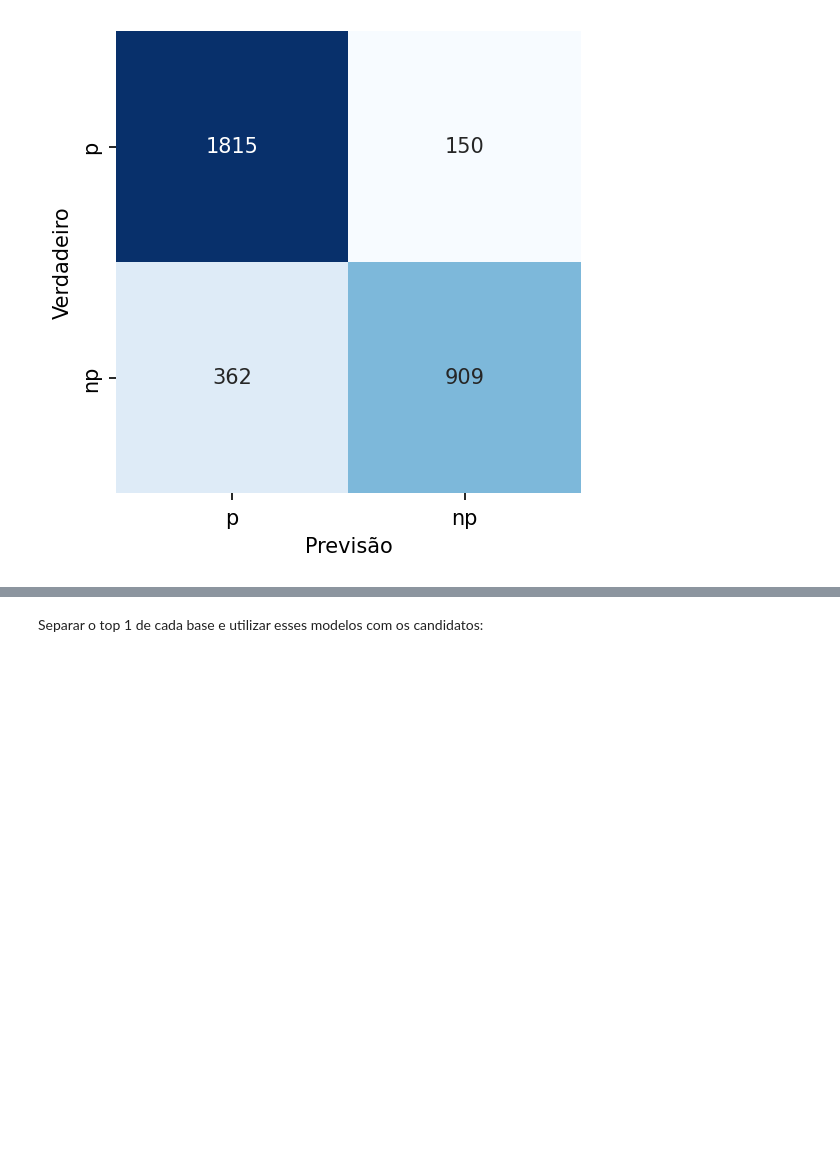
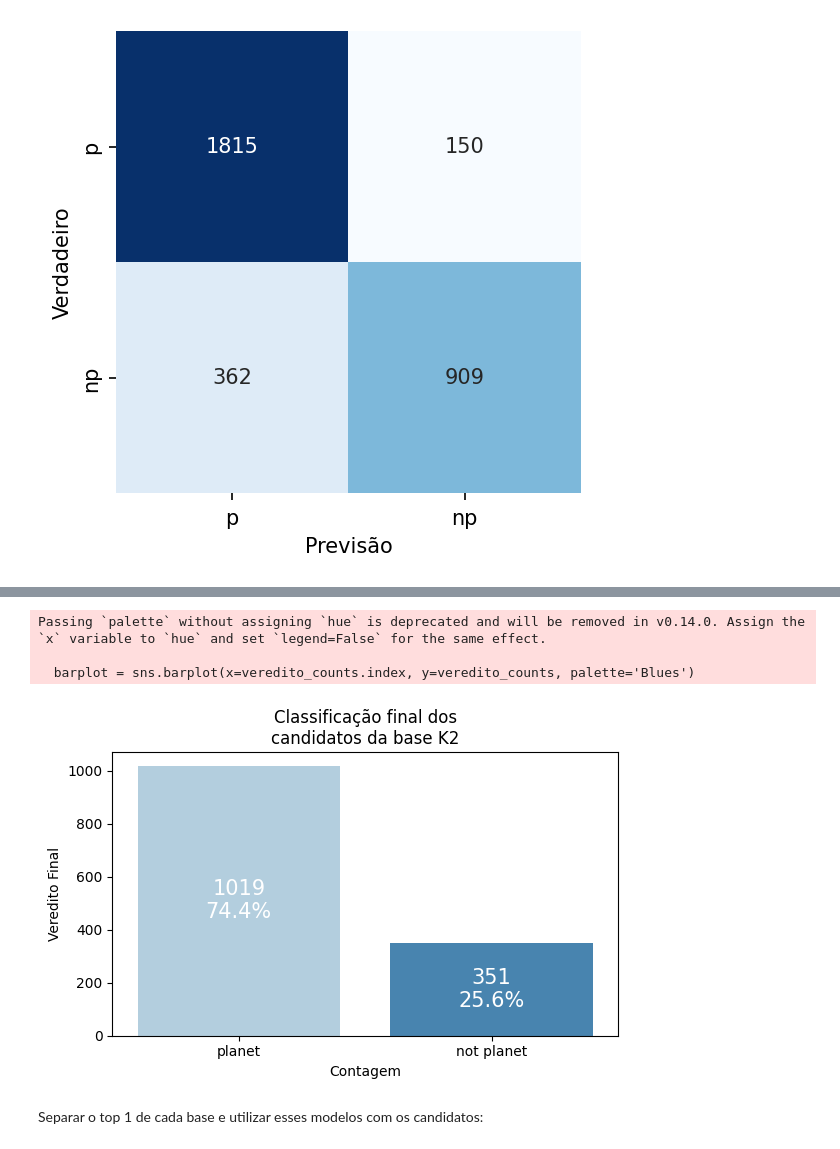
Before and after one commit to jnnastti/EstelarClass, a Jupyter notebook: EstelarClass.ipynb, the cells around one changed output, grey strips where cells are left out. Drawn from its saved outputs; the diff is of its cells as text; code cells hidden in the pictures; blank space fills up the shorter version.

```diff
--- a/EstelarClass.ipynb
+++ b/EstelarClass.ipynb
@@ -2435,0 +2567,8 @@ fig.show()
+# %%
+k2_candidates_predict['veredito_final'] = (k2_candidates_predict[[
+    'predict_modelo_k2',
+    'predict_modelo_kepler',
+    'predict_modelo_tess',
+    'predict_modelo_general',
+]] == 'planet').sum(axis=1).apply(lambda x: 'planet' if x >= 2 else 'not planet')
+k2_candidates_predict
@@ -2436,3 +2589,25 @@ fig.show()
+# %%
+veredito_counts = k2_candidates_predict['veredito_final'].value_counts()
+total = veredito_counts.sum()
+plt.figure(figsize=(6,4))
+barplot = sns.barplot(x=veredito_counts.index, y=veredito_counts, palette='Blues')
+for p in barplot.patches:
+    height = p.get_height()
+    percentage = f'{100 * height / total:.1f}%'
+    barplot.annotate(f'{int(height)}\n{percentage}',
+                     (p.get_x() + p.get_width() / 2., height / 2),
+                     ha = 'center', va = 'center',
+                     color='white', size=15)
+plt.title('Classificação final dos\ncandidatos da base K2')
+plt.xlabel('Contagem')
+plt.ylabel('Veredito Final')
+plt.tight_layout()
+plt.show()
+# %% [output]
+Passing `palette` without assigning `hue` is deprecated and will be removed in v0.14.0. Assign the `x` variable to `hue` and set `legend=False` for the same effect.
+
+  barplot = sns.barplot(x=veredito_counts.index, y=veredito_counts, palette='Blues')
+[figure, added]
 # %% [markdown]
 Separar o top 1 de cada base e utilizar esses modelos com os candidatos:
 # %% [markdown]
```
Also changed, not shown: parts of 19 cells of this notebook, 2 other files.
